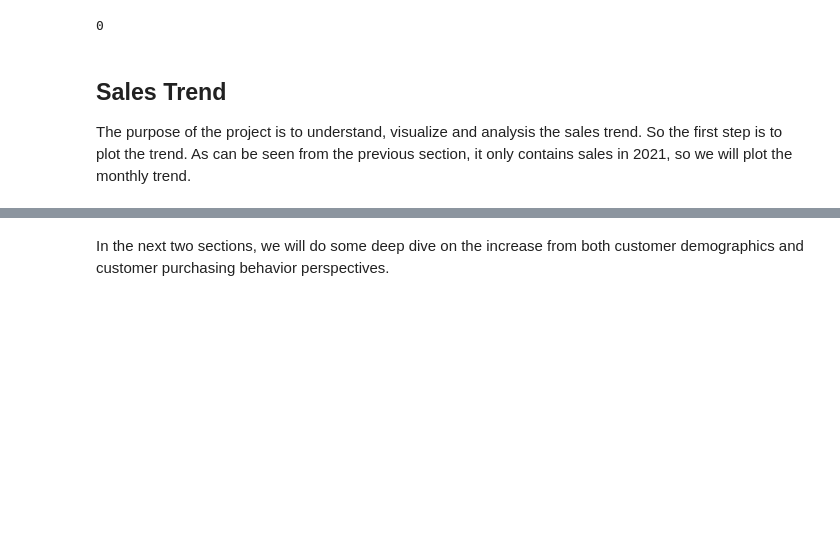
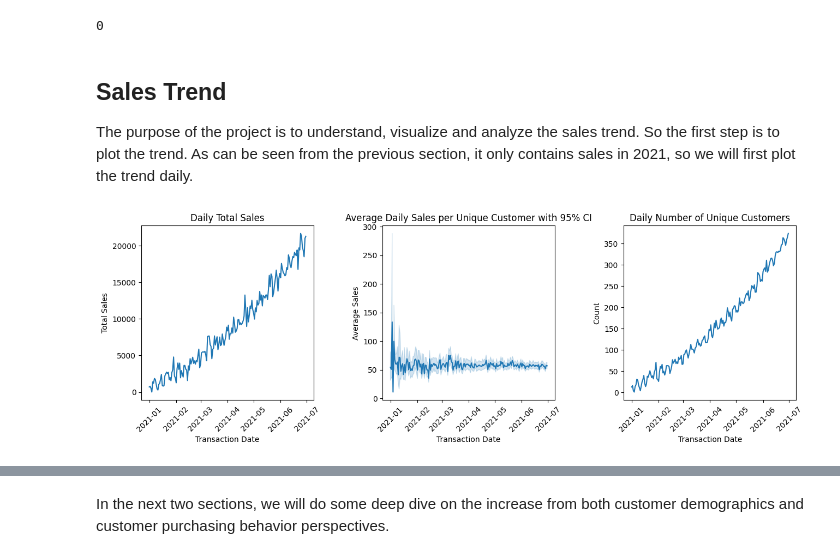
Before and after one commit to southnorthist/kaggle_analysis, a Jupyter notebook: Projects/marketing-analytics/online-retail-sales-trend-analysis/analysis-python.ipynb, the cells around one changed output, grey strips where cells are left out. Saved outputs shown, nothing was run; the diff lists cells and outputs as text; code cells hidden in the pictures; blank space fills up the shorter version.

Commit message:
Updated the jupyter notebook (python) for the analysis

```diff
--- a/Projects/marketing-analytics/online-retail-sales-trend-analysis/analysis-python.ipynb
+++ b/Projects/marketing-analytics/online-retail-sales-trend-analysis/analysis-python.ipynb
@@ -134,4 +132,35 @@ order_df.duplicated(subset = ['cust_id', 'trans_id', 'trans_datetime', 'prod_tit
 # %% [markdown]
 ## Sales Trend
 
-The purpose of the project is to understand, visualize and analysis the sales trend. So the first step is to plot the trend. As can be seen from the previous section, it only contains sales in 2021, so we will plot the monthly trend.
+The purpose of the project is to understand, visualize and analyze the sales trend. So the first step is to plot the trend. As can be seen from the previous section, it only contains sales in 2021, so we will first plot the trend daily.
+# %%
+grouped_day = order_df.groupby(by = ['trans_date'], as_index = False).agg({'cust_id': pd.Series.nunique, 'total_sales': sum})
+grouped_cust_day = order_df.groupby(by = ['trans_date', 'cust_id'], as_index = False)['total_sales'].sum()
+plt.figure(figsize = (15, 4))
+# plot the daily total sales
+plt.subplot(1,3,1)
+g = sns.lineplot(data = grouped_day, x = 'trans_date', y = 'total_sales')
+g.set_title('Daily Total Sales')
+g.set(xlabel = 'Transaction Date', ylabel = 'Total Sales')
+plt.xticks(rotation = 45)
+# Plot the average sales per unique customer with CI
+plt.subplot(1,3,2)
+g = sns.lineplot(data = grouped_cust_day, x = 'trans_date', y = 'total_sales')
+g.set_title('Average Daily Sales per Unique Customer with 95% CI')
+g.set(xlabel = 'Transaction Date', ylabel = 'Average Sales')
+plt.xticks(rotation = 45)
+# plot the daily unique number of customers
+plt.subplot(1,3,3)
+g = sns.lineplot(data = grouped_day, x = 'trans_date', y = 'cust_id')
+g.set_title('Daily Number of Unique Customers')
+g.set(xlabel = 'Transaction Date', ylabel = 'Count')
+plt.xticks(rotation = 45)
+plt.subplots_adjust(left = 0.1,
+                    bottom = 0.1,
+                    right = 0.9,
+                    top = 0.9,
+                    wspace = 0.4,
+                    hspace = 0.4)
+plt.show()
+# %% [output]
+[figure, added]
```
Also changed, not shown: parts of 18 cells of this notebook.
